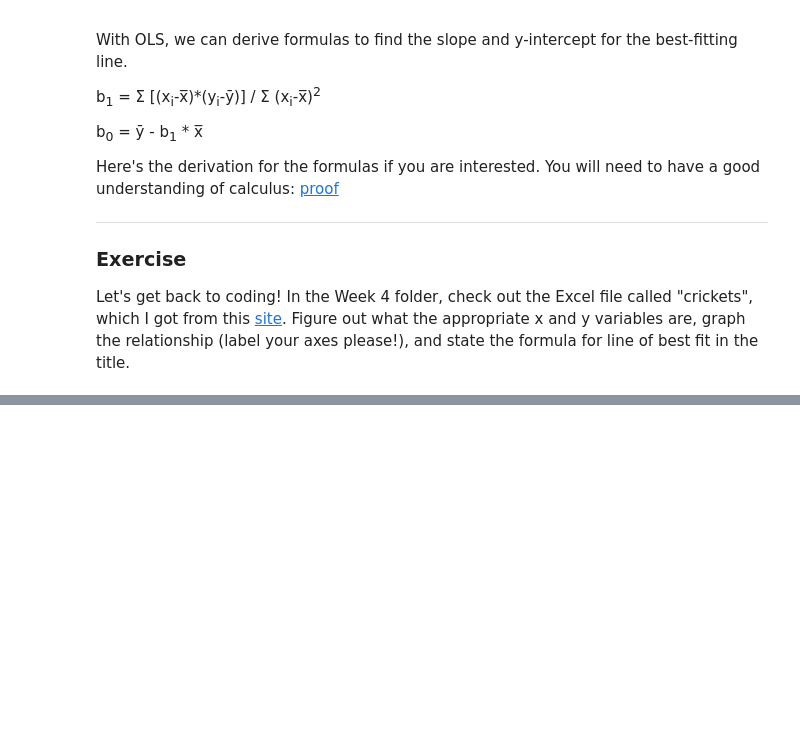
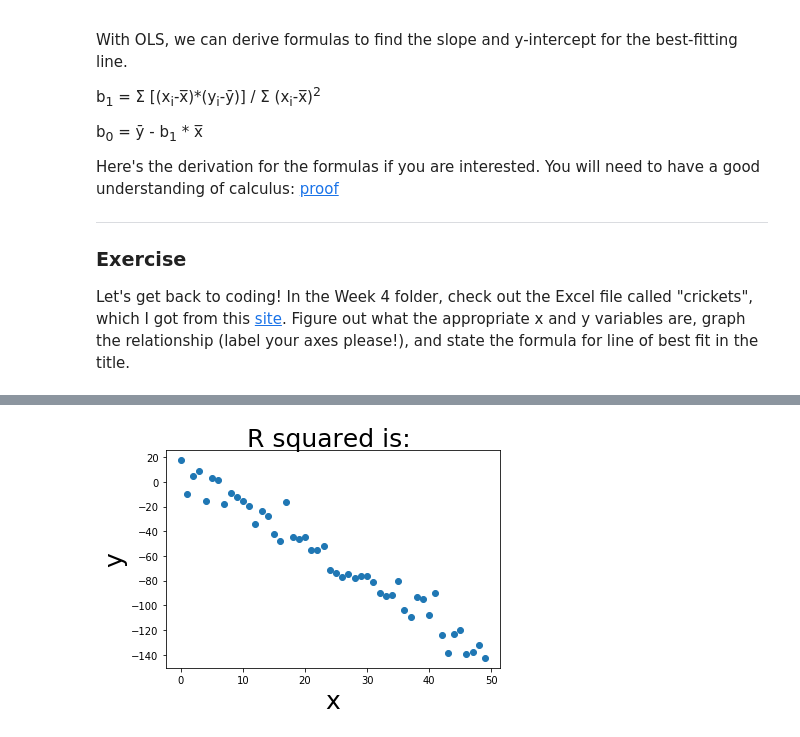
Before and after one commit to kpivert/node, a Jupyter notebook: Week_4/Regression Analysis in Python.ipynb, the cells around one changed output, grey strips where cells are left out. Drawn from its saved outputs; the diff is of its cells as text; code cells hidden in the pictures; blank space fills up the shorter version.

```diff
--- a/Week_4/Regression Analysis in Python.ipynb
+++ b/Week_4/Regression Analysis in Python.ipynb
@@ -159,0 +229,13 @@ In many cases, we have to know how well
+# %%
+# You may need to pip install scipy
+from scipy import stats
+
+x = np.arange(0,50)
+y = 10 - 3*x + np.random.normal(0, 10, 50)
+plt.xlabel("x", fontsize=25)
+plt.ylabel("y", fontsize=25)
+plt.title("R squared is: ",fontsize=25)
+plt.scatter(x, y)
+plt.show()
+# %% [output]
+[figure, added]
```
Also changed, not shown: parts of 8 cells of this notebook, 1 other file.
